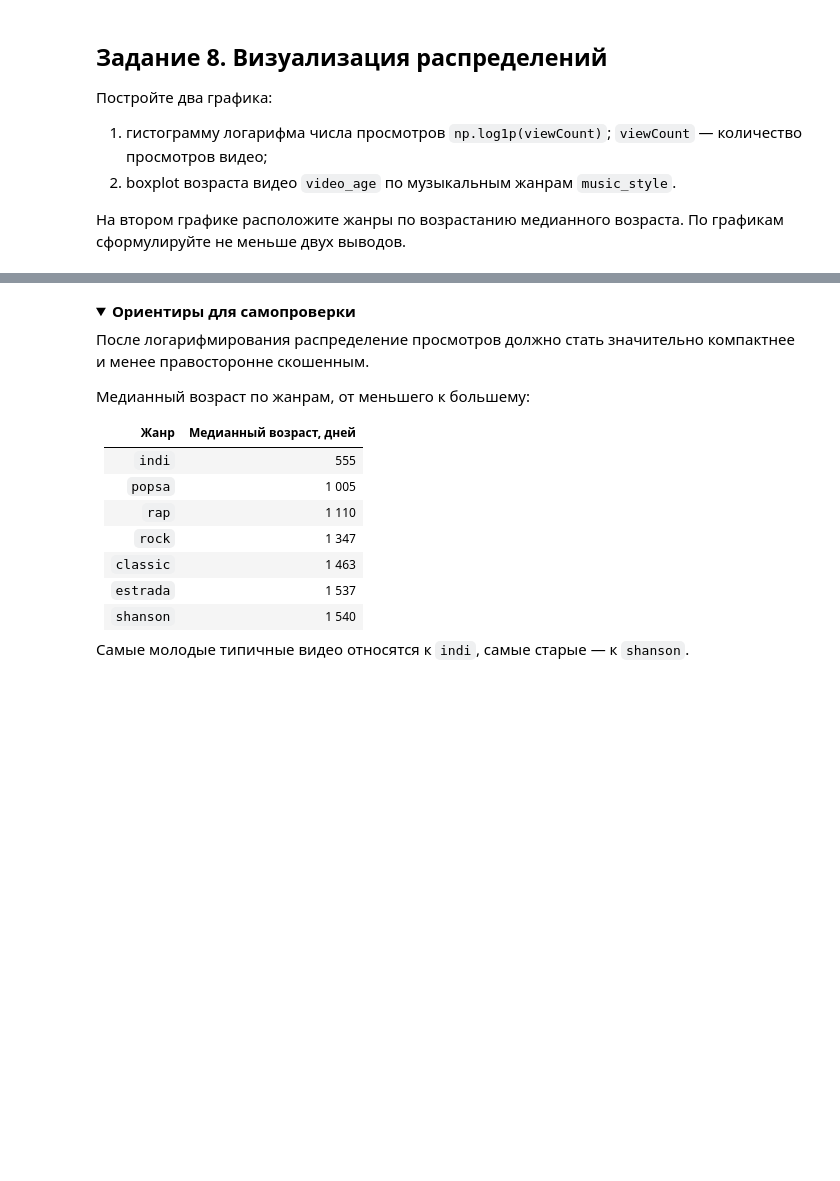
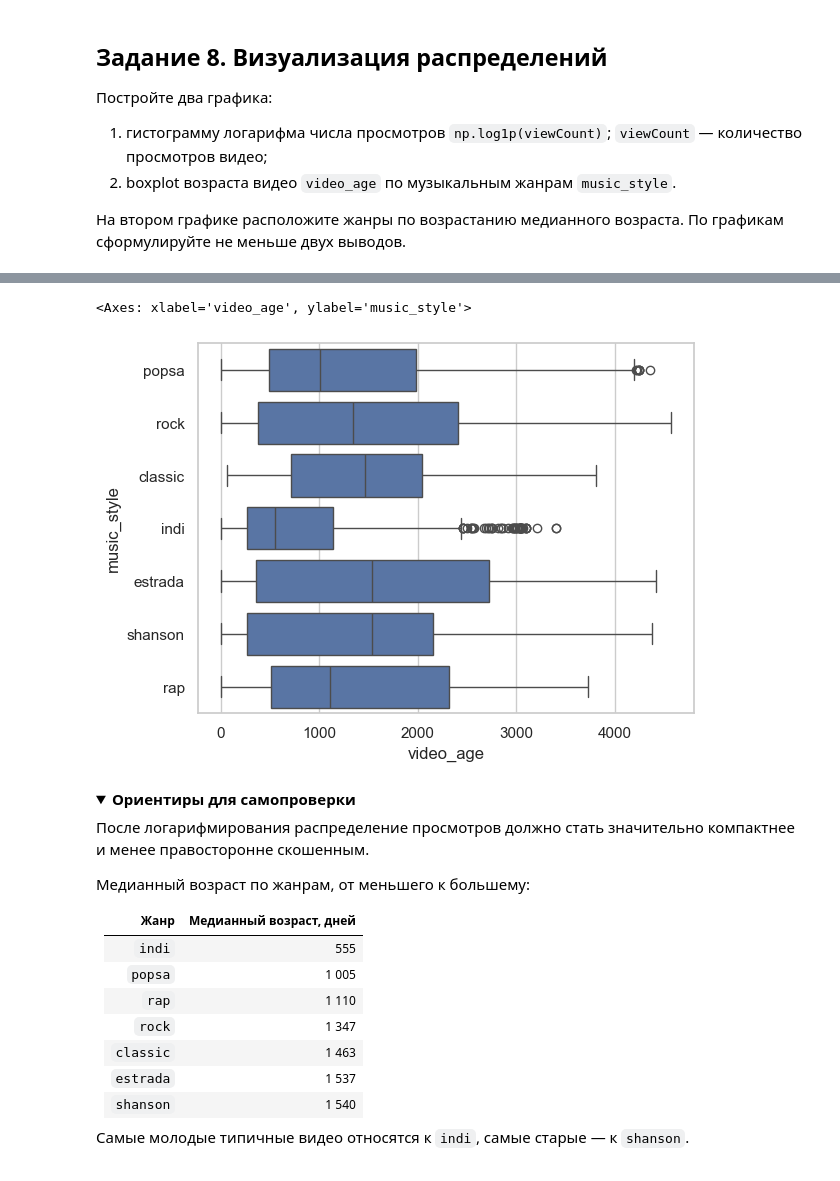
Before and after one commit to tlum1/hw_asya, a Jupyter notebook: matstat/week01_homework.ipynb, the cells around one changed output, grey strips where cells are left out. Saved outputs shown, nothing was run; the diff lists cells and outputs as text; code cells hidden in the pictures; folded sections open; blank space fills up the shorter version.

```diff
--- a/matstat/week01_homework.ipynb
+++ b/matstat/week01_homework.ipynb
@@ -232,3 +381,8 @@ df.head()
+# %%
+sns.boxplot(data = df, x = 'video_age', y = 'music_style')
+# %% [output]
+<Axes: xlabel='video_age', ylabel='music_style'>
+[figure, added]
 # %% [markdown]
 <details>
 <summary><strong>Ориентиры для самопроверки</strong></summary>
```
Also changed, not shown: parts of 10 cells of this notebook.
